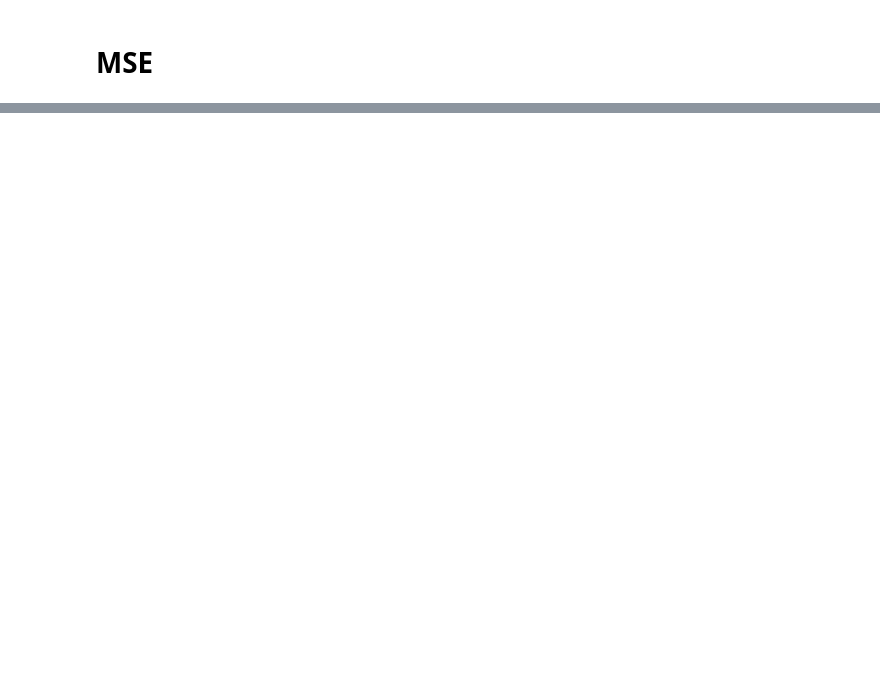
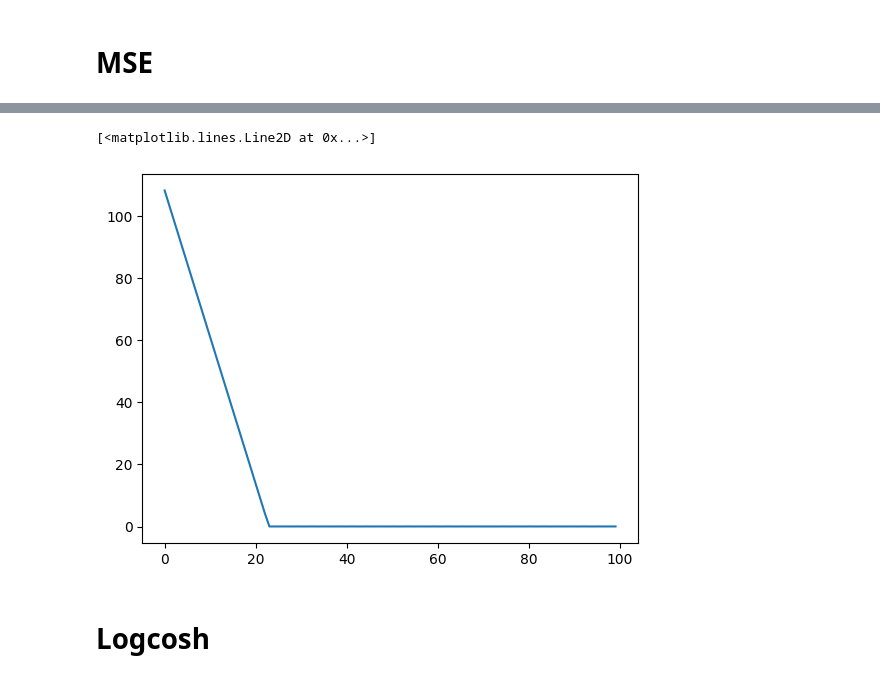
Before and after one commit to HongQuan1812/AIO2025, a Jupyter notebook: Module 4/Loss Function.ipynb, the cells around one changed output, grey strips where cells are left out. Saved outputs shown, nothing was run; the diff lists cells and outputs as text; code cells hidden in the pictures; blank space fills up the shorter version.

```diff
--- a/Module 4/Loss Function.ipynb
+++ b/Module 4/Loss Function.ipynb
@@ -348,0 +403,42 @@ Epoch: 100 Loss: nan
+# %%
+X = df[['TOEFL Score', 'CGPA']].values
+y = df[['Chance of Admit']].values.squeeze()
+
+X = np.c_[np.ones(X.shape[0]), X]
+w = np.random.rand(3)
+# %%
+def calculate_y_hat(X, w):
+    y_hat = np.dot(X, w)
+    return y_hat
+
+def calculate_loss_MAE(y, y_hat):
+    loss = np.mean(np.abs(y - y_hat))
+    return loss
+# %%
+batch_size = 4
+epochs = 100
+learning_rate = 0.00001
+losses = []
+
+for epoch in range(epochs):
+    for i in range(0, X.shape[0], batch_size):
+        X_batch = X[i:i+batch_size, :]
+        y_batch = y[i:i+batch_size]
+
+        # Calculate y_hat
+        y_hat = calculate_y_hat(X_batch, w)
+
+        # Calculate cost
+        loss = calculate_loss_MAE(y_batch, y_hat)
+
+        # Calculate gradient
+        dldw = calculate_GD_flex(w, X_batch, y_batch, calculate_y_hat, calculate_loss_MAE)
+
+        # Update weights
+        w = w - learning_rate * dldw
+
+    losses.append(loss)
+    print(f'Epoch: {epoch+1} Loss: {loss}')
+
+plt.plot(losses)
+# %% [output]
@@ -348,0 +462,4 @@ Epoch: 100 Loss: nan
+[<matplotlib.lines.Line2D at 0x...>]
+[figure, added]
+# %% [markdown]
+# Logcosh
```
Also changed, not shown: parts of 34 cells of this notebook.
